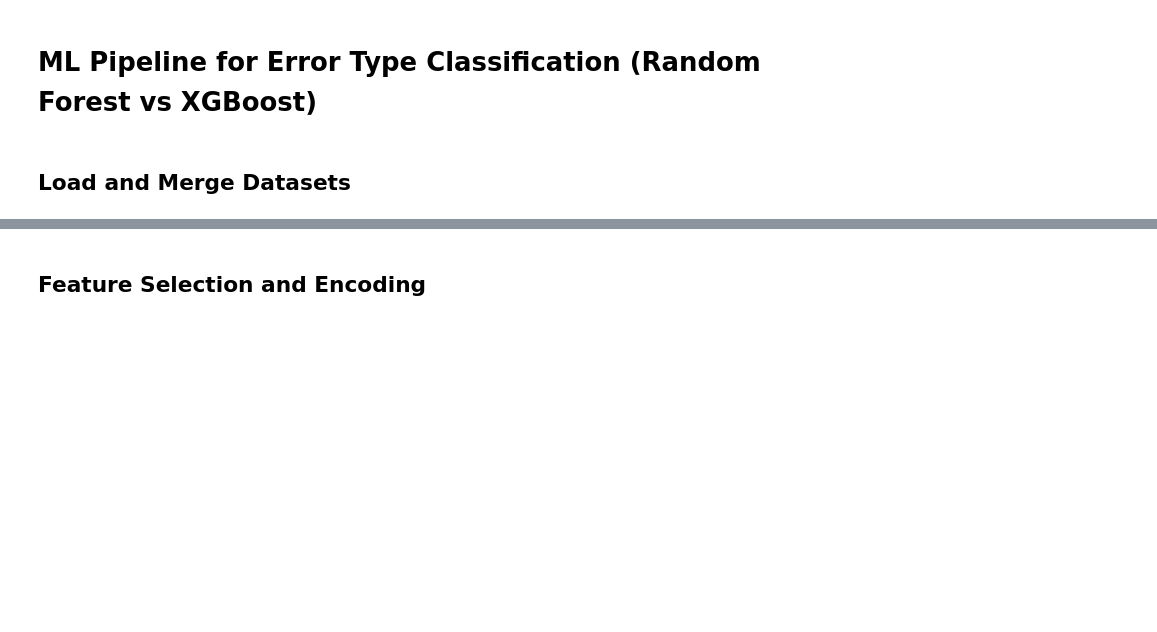
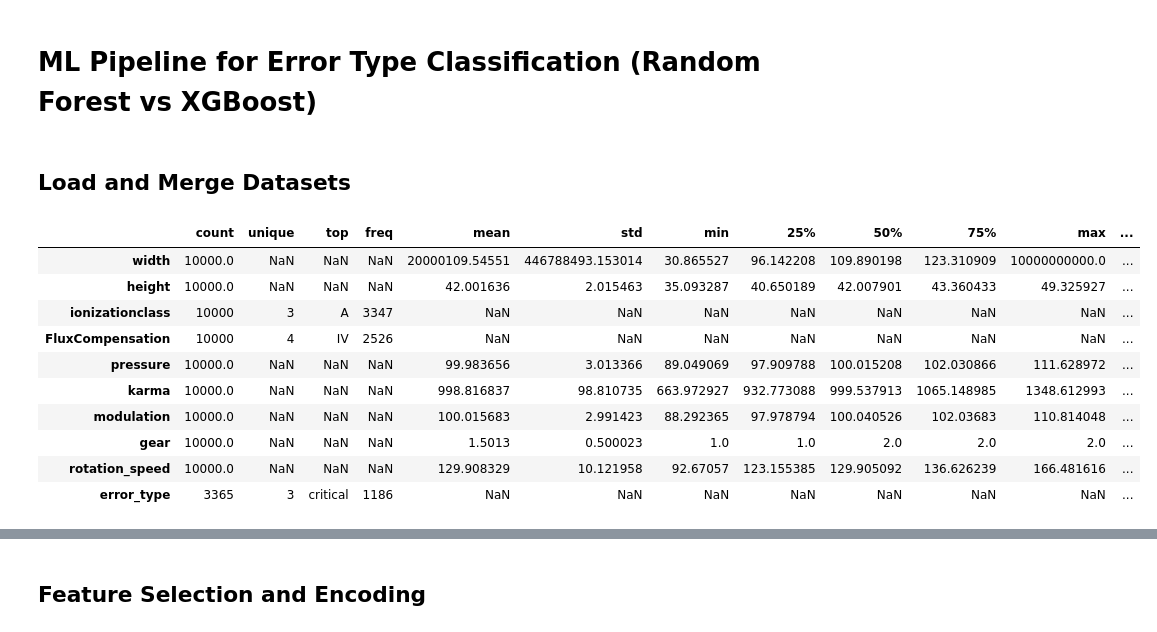
Before and after one commit to Parth-0804/ML_Presentation_Workspace, a Jupyter notebook: ML - SmartBuild Dataset/Two_Stage_Error_Model_Formatted.ipynb, the cells around one changed output, grey strips where cells are left out. Drawn from its saved outputs; the diff is of its cells as text; code cells hidden in the pictures; blank space fills up the shorter version.

```diff
--- a/ML - SmartBuild Dataset/Two_Stage_Error_Model_Formatted.ipynb
+++ b/ML - SmartBuild Dataset/Two_Stage_Error_Model_Formatted.ipynb
@@ -19,3 +19,21 @@ production_df = pd.read_csv("Production_Log_01.csv")
 
 # Merge datasets
 full_df = production_df.merge(machine_df, on="configuration_log_ID")
+# %%
+# Summary table
+eda_df = full_df[features + ['error_type']].copy()
+eda_summary = eda_df.describe(include='all').T
+eda_summary['missing_values'] = eda_df.isnull().sum()
+eda_summary
+# %% [output]
+|  | count | unique | top | freq | mean | std | min | 25% | 50% | 75% | max | ... |
+| width | 10000.0 | NaN | NaN | NaN | 20000109.54551 | 446788493.153014 | 30.865527 | 96.142208 | 109.890198 | 123.310909 | 10000000000.0 | ... |
+| height | 10000.0 | NaN | NaN | NaN | 42.001636 | 2.015463 | 35.093287 | 40.650189 | 42.007901 | 43.360433 | 49.325927 | ... |
+| ionizationclass | 10000 | 3 | A | 3347 | NaN | NaN | NaN | NaN | NaN | NaN | NaN | ... |
+| FluxCompensation | 10000 | 4 | IV | 2526 | NaN | NaN | NaN | NaN | NaN | NaN | NaN | ... |
+| pressure | 10000.0 | NaN | NaN | NaN | 99.983656 | 3.013366 | 89.049069 | 97.909788 | 100.015208 | 102.030866 | 111.628972 | ... |
+| karma | 10000.0 | NaN | NaN | NaN | 998.816837 | 98.810735 | 663.972927 | 932.773088 | 999.537913 | 1065.148985 | 1348.612993 | ... |
+| modulation | 10000.0 | NaN | NaN | NaN | 100.015683 | 2.991423 | 88.292365 | 97.978794 | 100.040526 | 102.03683 | 110.814048 | ... |
+| gear | 10000.0 | NaN | NaN | NaN | 1.5013 | 0.500023 | 1.0 | 1.0 | 2.0 | 2.0 | 2.0 | ... |
+| rotation_speed | 10000.0 | NaN | NaN | NaN | 129.908329 | 10.121958 | 92.67057 | 123.155385 | 129.905092 | 136.626239 | 166.481616 | ... |
+| error_type | 3365 | 3 | critical | 1186 | NaN | NaN | NaN | NaN | NaN | NaN | NaN | ... |
```
Also changed, not shown: parts of 3 cells of this notebook.
